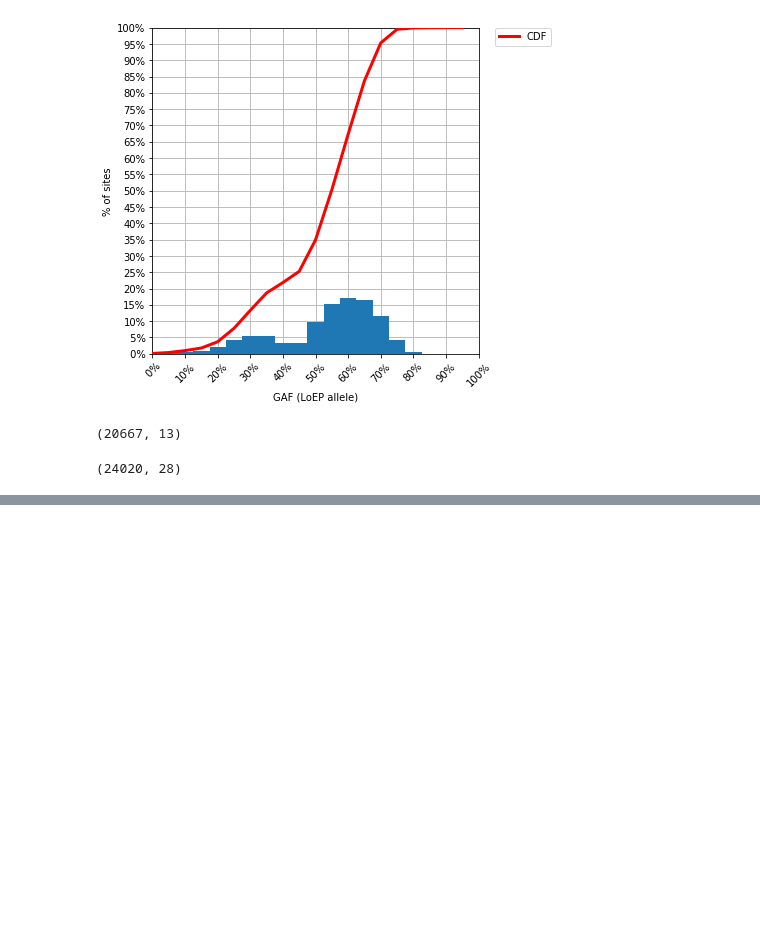
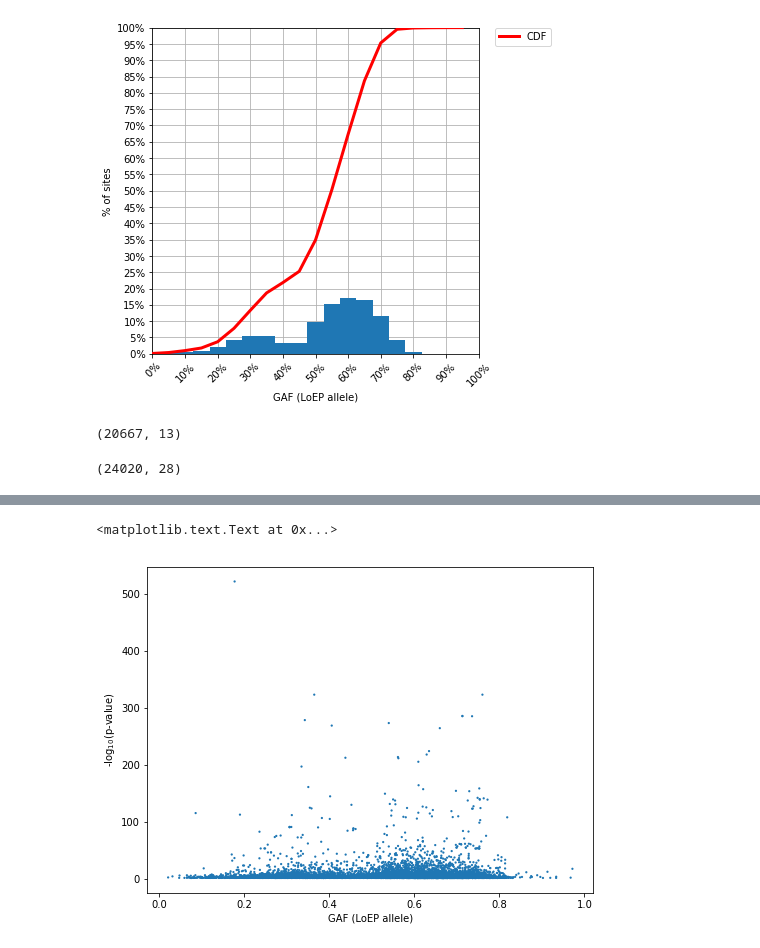
Before and after one commit to patelravip/dbPSHP, a Jupyter notebook: Compile EP.ipynb, the cells around one changed output, grey strips where cells are left out. Cells and saved outputs as stored; diff of their text form; code cells hidden in the pictures; blank space fills up the shorter version.

```diff
--- a/Compile EP.ipynb
+++ b/Compile EP.ipynb
@@ -421,3 +443,17 @@ ax.scatter(tmp['lo_ep'], tmp['lo_af'], c=tmp['neg_log10_p'], edgecolor='none', s
+# %%
+fig,ax = plt.subplots(1,1, figsize=(8,6), facecolor='#FFFFFF')
+
+tmp = dbpshp[pd.notnull(dbpshp['lo_ep']) & pd.notnull(dbpshp['neg_log10_p'])]
+ax.scatter(tmp['lo_af'], tmp['neg_log10_p'], edgecolor='none', s=5, vmin=1, vmax=10)
+
+ax.set_xlabel('GAF (LoEP allele)')
+ax.set_ylabel('-log$_{10}$(p-value)')
+
+# yticks = ax.get_yticks()
+# ax.set_yticklabels(['{:d}%'.format(int(y*100)) for y in yticks])
+# %% [output]
+<matplotlib.text.Text at 0x...>
+[figure, added]
 # %%
 tmp
 # %% [output]
```
Also changed, not shown: parts of 2 cells of this notebook.
